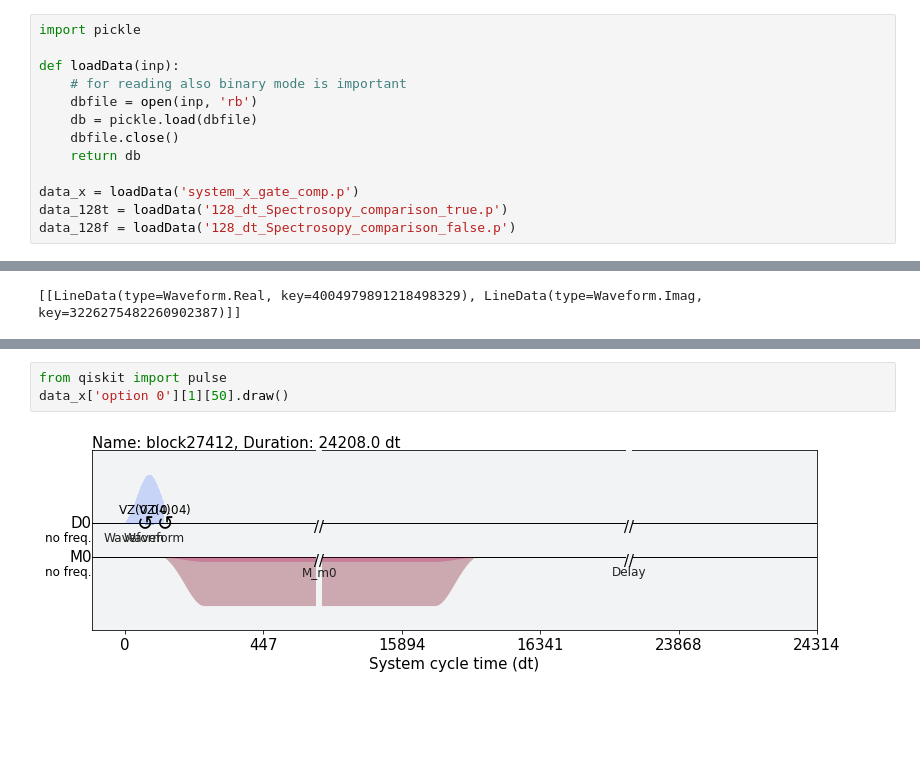
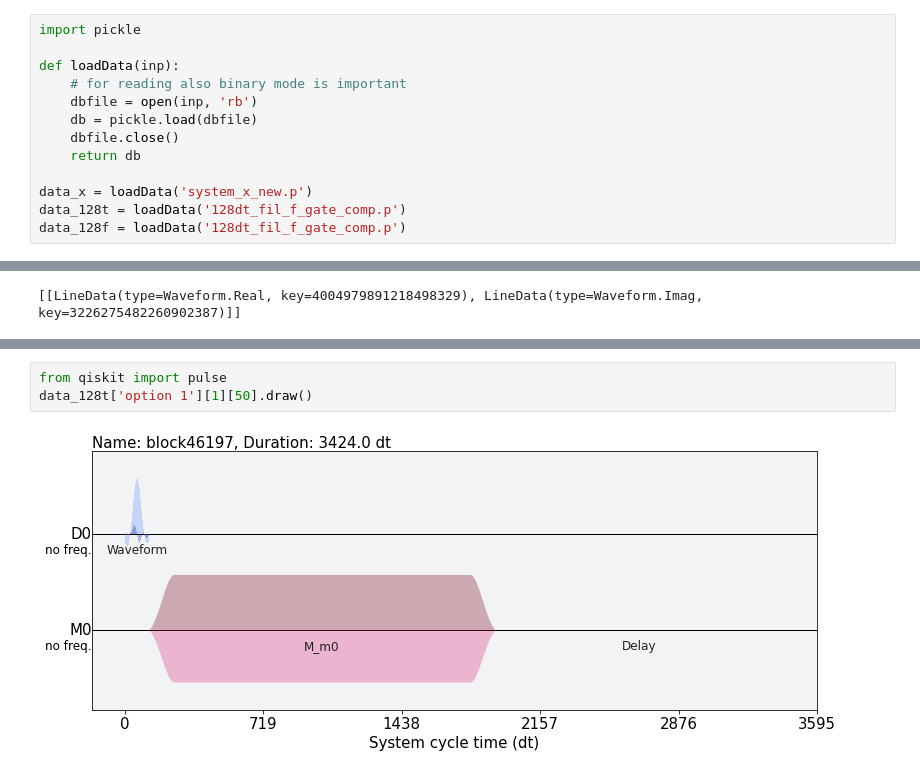
Before and after one commit to Fan-0/AQI2022, a Jupyter notebook: Summer 2022/July 25 Update.ipynb, the cells around one changed output, grey strips where cells are left out. Drawn from its saved outputs; the diff is of its cells as text; blank space fills up the shorter version.

```diff
--- a/Summer 2022/July 25 Update.ipynb
+++ b/Summer 2022/July 25 Update.ipynb
@@ -230,9 +230,9 @@ def loadData(inp):
     dbfile.close()
     return db
 
-data_x = loadData('system_x_gate_comp.p')
-data_128t = loadData('128_dt_Spectrosopy_comparison_true.p')
-data_128f = loadData('128_dt_Spectrosopy_comparison_false.p')
+data_x = loadData('system_x_new.p')
+data_128t = loadData('128dt_fil_f_gate_comp.p')
+data_128f = loadData('128dt_fil_f_gate_comp.p')
 # %%
 import time
 data=loadData('FGRAFS_controls/FGRAFS-controls_N-64_zero-endpoints-True.p')
@@ -377,5 +379,5 @@ Text(0.5, 1.0, 'Noise Spectroscopy of Pulse sampled at each intervals')
 # %%
 from qiskit import pulse
-data_x['option 0'][1][50].draw()
+data_128t['option 1'][1][50].draw()
 # %% [output]
-[figure, old version]
+[figure, new version]
```
Also changed, not shown: parts of 6 cells of this notebook, 9 other files.
